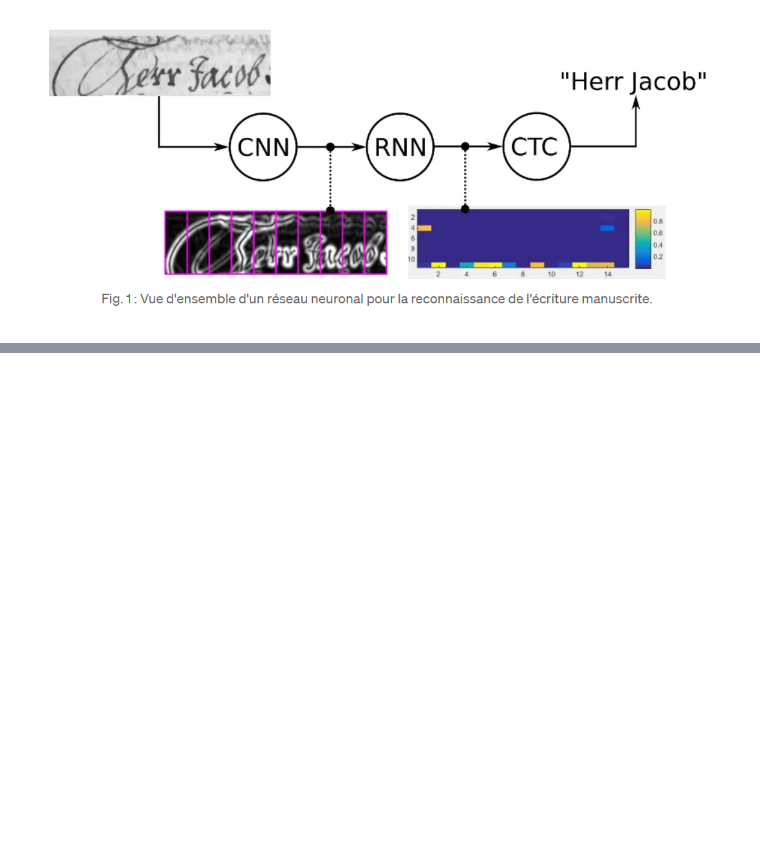
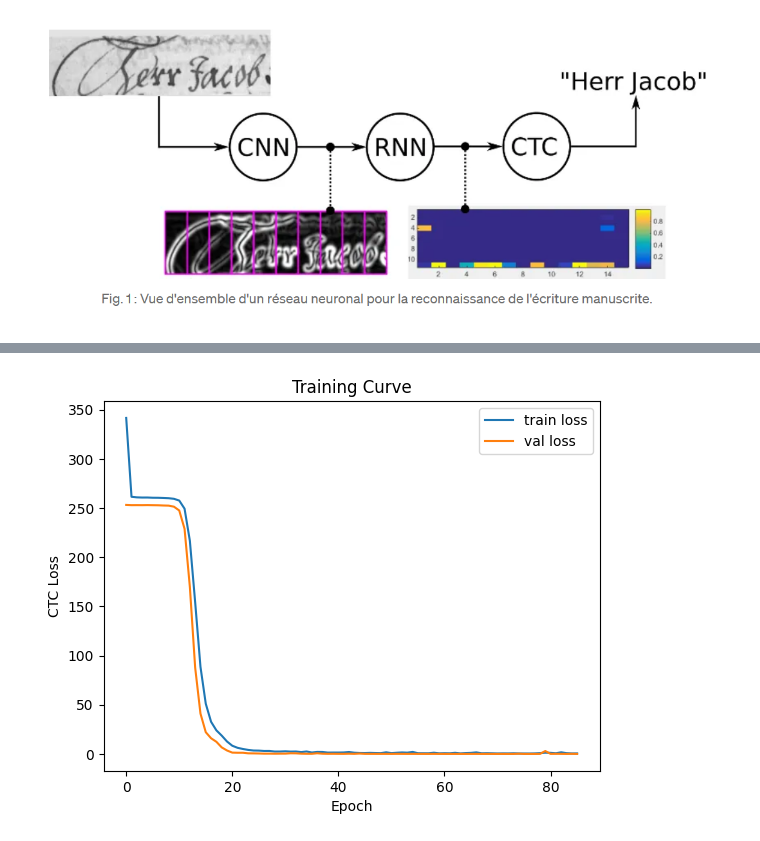
Before and after one commit to aasavel/Captchas-Automatic-Resolution, a Jupyter notebook: notebook/notebook3.ipynb, the cells around one changed output, grey strips where cells are left out. Cells and saved outputs as stored; diff of their text form; code cells hidden in the pictures; blank space fills up the shorter version.

```diff
--- a/notebook/notebook3.ipynb
+++ b/notebook/notebook3.ipynb
@@ -27,0 +108,5 @@ print(keras.__version__)
+# %%
+# Mapping integers back to original characters
+num_to_char = layers.StringLookup(
+    vocabulary=char_to_num.get_vocabulary(), mask_token=None, invert=True
+)
@@ -27,0 +621,12 @@ print(keras.__version__)
+# %%
+import matplotlib.pyplot as plt
+
+plt.plot(history.history["loss"], label="train loss")
+plt.plot(history.history["val_loss"], label="val loss")
+plt.legend()
+plt.xlabel("Epoch")
+plt.ylabel("CTC Loss")
+plt.title("Training Curve")
+plt.show()
+# %% [output]
+[figure, added]
```
Also changed, not shown: parts of 25 cells of this notebook, 5 other files.
